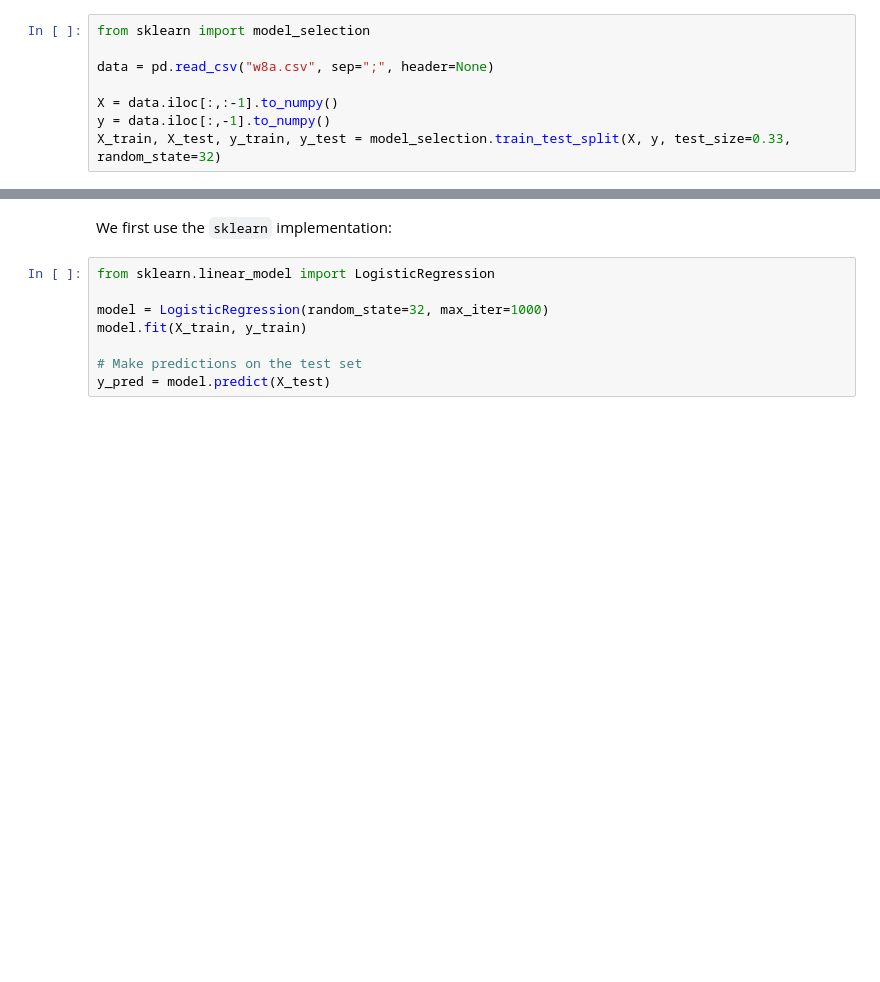
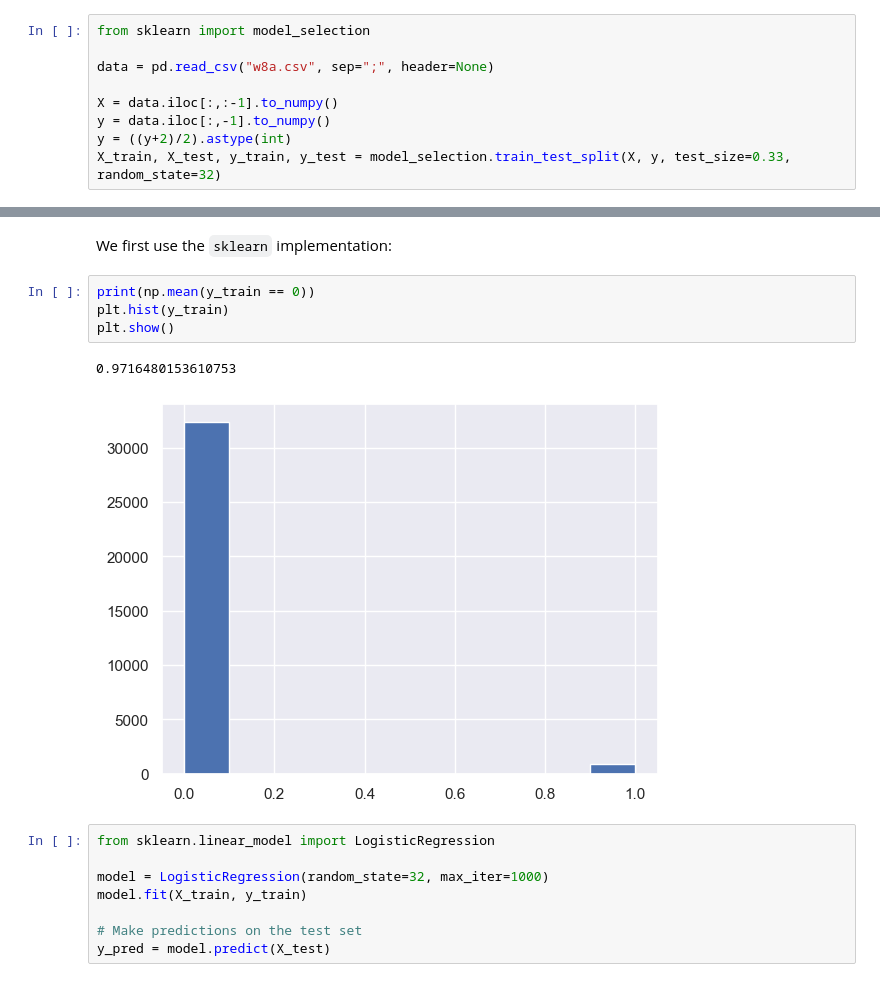
Before and after one commit to amigourou/machine-learning-course, a Jupyter notebook: ML-advanced/TD3/lab3.ipynb, the cells around one changed output, grey strips where cells are left out. Saved outputs shown, nothing was run; the diff lists cells and outputs as text; blank space fills up the shorter version.

```diff
--- a/ML-advanced/TD3/lab3.ipynb
+++ b/ML-advanced/TD3/lab3.ipynb
@@ -26,6 +26,7 @@ data = pd.read_csv("w8a.csv", sep=";", header=None)
 
 X = data.iloc[:,:-1].to_numpy()
 y = data.iloc[:,-1].to_numpy()
+y = ((y+2)/2).astype(int)
 X_train, X_test, y_train, y_test = model_selection.train_test_split(X, y, test_size=0.33, random_state=32)
 # %% [markdown]
 ## Logistic Regression
@@ -41,6 +42,13 @@ $$L(\textbf{w}) = \sum_{i=1}^n log(1+\exp(-y_i\textbf{w}^Tx_i))+\frac{\lambda}{2
 where $x_i$ is the vector of features for the observation $i$ and $y_i \in \{-1, 1\}$ is the class label.
 # %% [markdown]
 We first use the `sklearn` implementation:
+# %%
+print(np.mean(y_train == 0))
+plt.hist(y_train)
+plt.show()
+# %% [output]
+0.9716480153610753
+[figure, added]
 # %%
 from sklearn.linear_model import LogisticRegression
 
```
Also changed, not shown: parts of 4 cells of this notebook.
